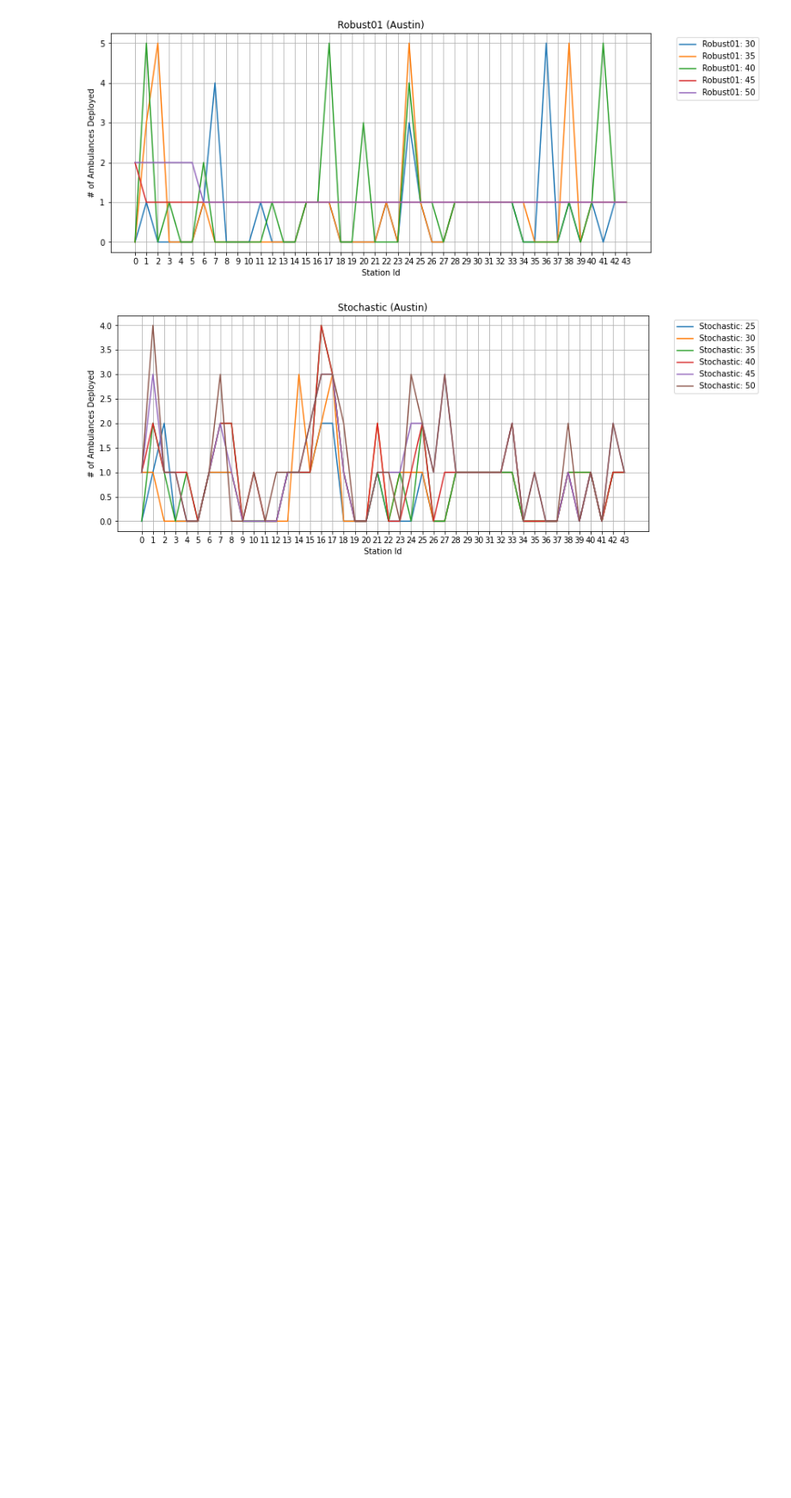
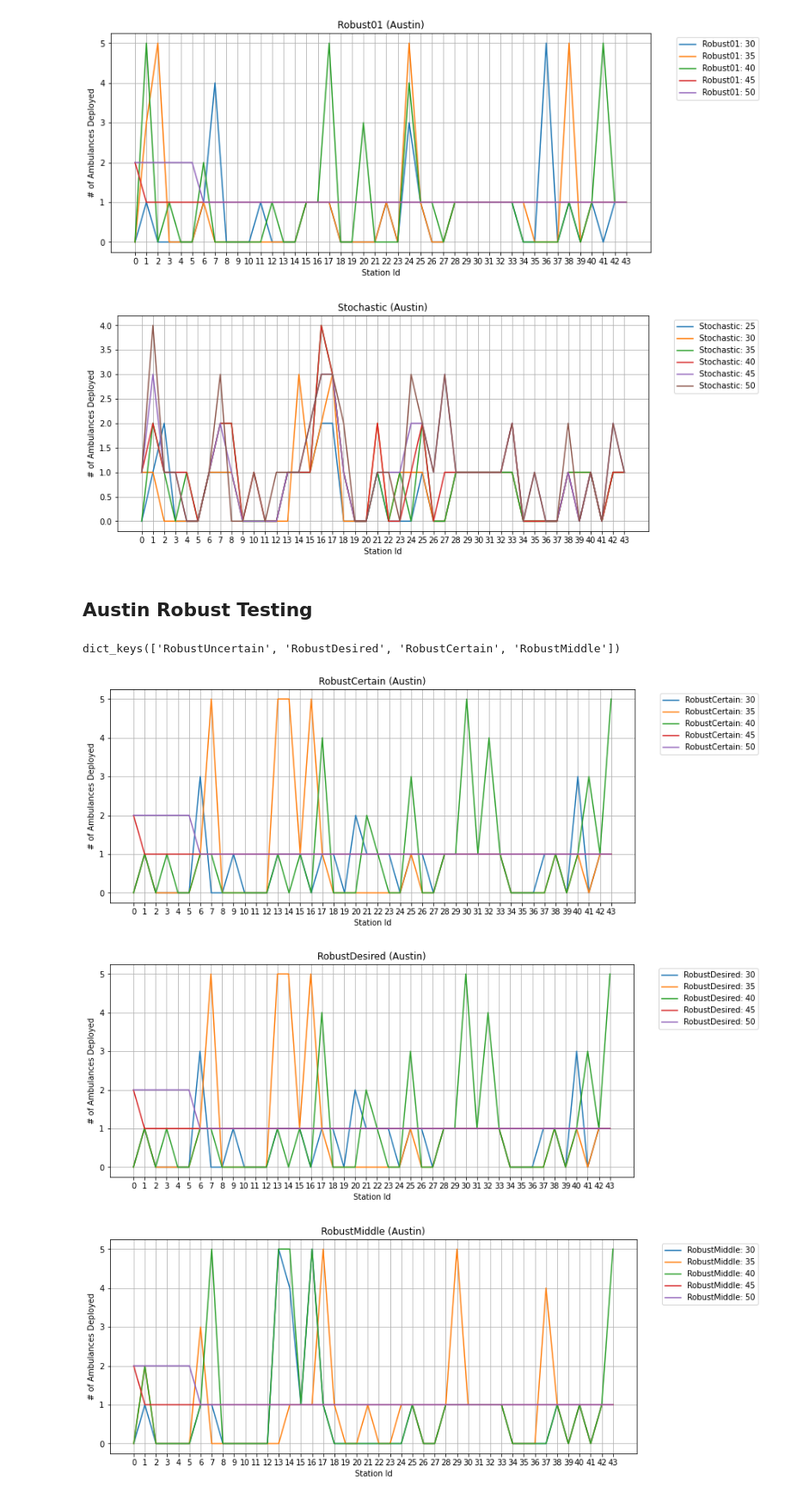
Before and after one commit to joshua-ong/AmbulanceDeployment, a Jupyter notebook: AmbulanceDeployment.jl-legacy/plots/Amb_Deployment_Plots.ipynb, the cells around one changed output. Shown at 86% size. Saved outputs shown, nothing was run; the diff lists cells and outputs as text; code cells hidden in the pictures; blank space fills up the shorter version.

Commit message:
Adding plots for Austin robust testing

```diff
--- a/AmbulanceDeployment.jl-legacy/plots/Amb_Deployment_Plots.ipynb
+++ b/AmbulanceDeployment.jl-legacy/plots/Amb_Deployment_Plots.ipynb
@@ -102,3 +102,19 @@ plot_ambulance_deployment(austin_data, "Austin")
 [figure]
 [figure]
 [figure]
+# %% [markdown]
+## Austin Robust Testing
+# %%
+with open('inputs/austin_robust_test.json') as f:
+    austin_robust_test_data = json.load(f)
+
+print(austin_robust_test_data.keys())
+#print(austin_data["Stochastic"])
+# %% [output]
+dict_keys(['RobustUncertain', 'RobustDesired', 'RobustCertain', 'RobustMiddle'])
+# %%
+plot_ambulance_deployment(austin_robust_test_data, "Austin")
+# %% [output]
+[figure, added]
+[figure, added]
+[figure, added]
```
Also changed, not shown: parts of 1 cell of this notebook, 1 other file.
